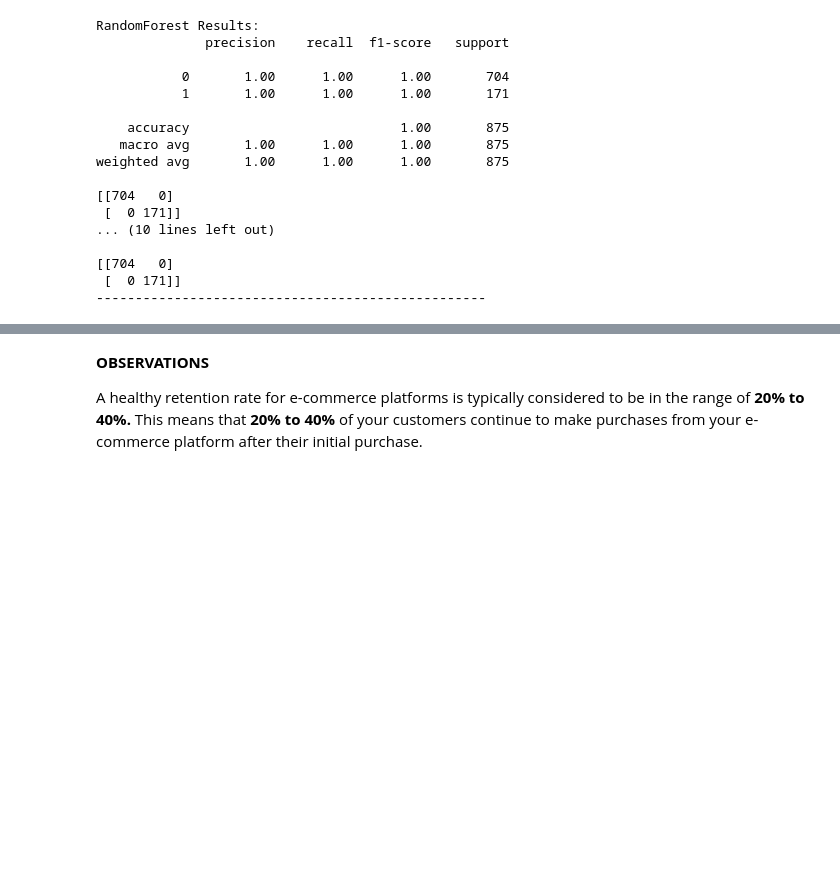
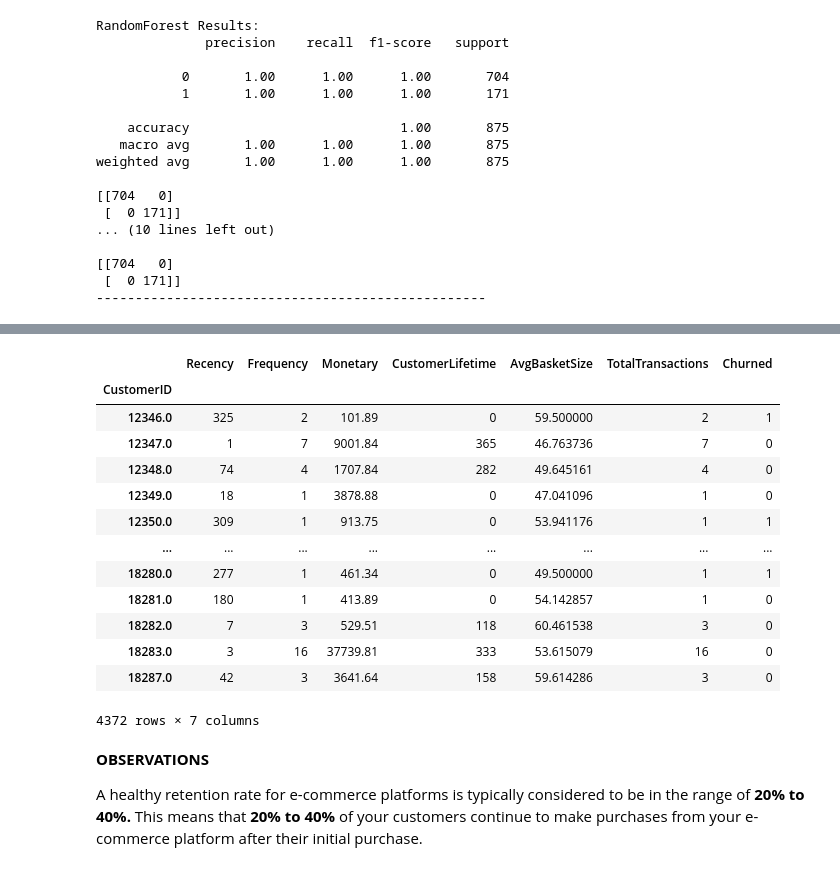
Before and after one commit to Emerald-GitHub/cohort-analysis, a Jupyter notebook: notebooks/cohort_analysis_solution.ipynb, the cells around one changed output, grey strips where cells are left out. Drawn from its saved outputs; the diff is of its cells as text; code cells hidden in the pictures; blank space fills up the shorter version.

```diff
--- a/notebooks/cohort_analysis_solution.ipynb
+++ b/notebooks/cohort_analysis_solution.ipynb
@@ -789,3 +668,20 @@ The heatmap above illustrates the customer retention rates for each cohort.
+# %%
+rfm
+# %% [output]
+|  | Recency | Frequency | Monetary | CustomerLifetime | AvgBasketSize | TotalTransactions | Churned |
+| CustomerID |  |  |  |  |  |  |  |
+| 12346.0 | 325 | 2 | 101.89 | 0 | 59.500000 | 2 | 1 |
+| 12347.0 | 1 | 7 | 9001.84 | 365 | 46.763736 | 7 | 0 |
+| 12348.0 | 74 | 4 | 1707.84 | 282 | 49.645161 | 4 | 0 |
+| 12349.0 | 18 | 1 | 3878.88 | 0 | 47.041096 | 1 | 0 |
+| 12350.0 | 309 | 1 | 913.75 | 0 | 53.941176 | 1 | 1 |
+| ... | ... | ... | ... | ... | ... | ... | ... |
+| 18280.0 | 277 | 1 | 461.34 | 0 | 49.500000 | 1 | 1 |
+| 18281.0 | 180 | 1 | 413.89 | 0 | 54.142857 | 1 | 0 |
+| 18282.0 | 7 | 3 | 529.51 | 118 | 60.461538 | 3 | 0 |
+| 18283.0 | 3 | 16 | 37739.81 | 333 | 53.615079 | 16 | 0 |
+| 18287.0 | 42 | 3 | 3641.64 | 158 | 59.614286 | 3 | 0 |
+4372 rows × 7 columns
 # %% [markdown]
 **OBSERVATIONS**
 
```
Also changed, not shown: parts of 42 cells of this notebook, 2 other files.
